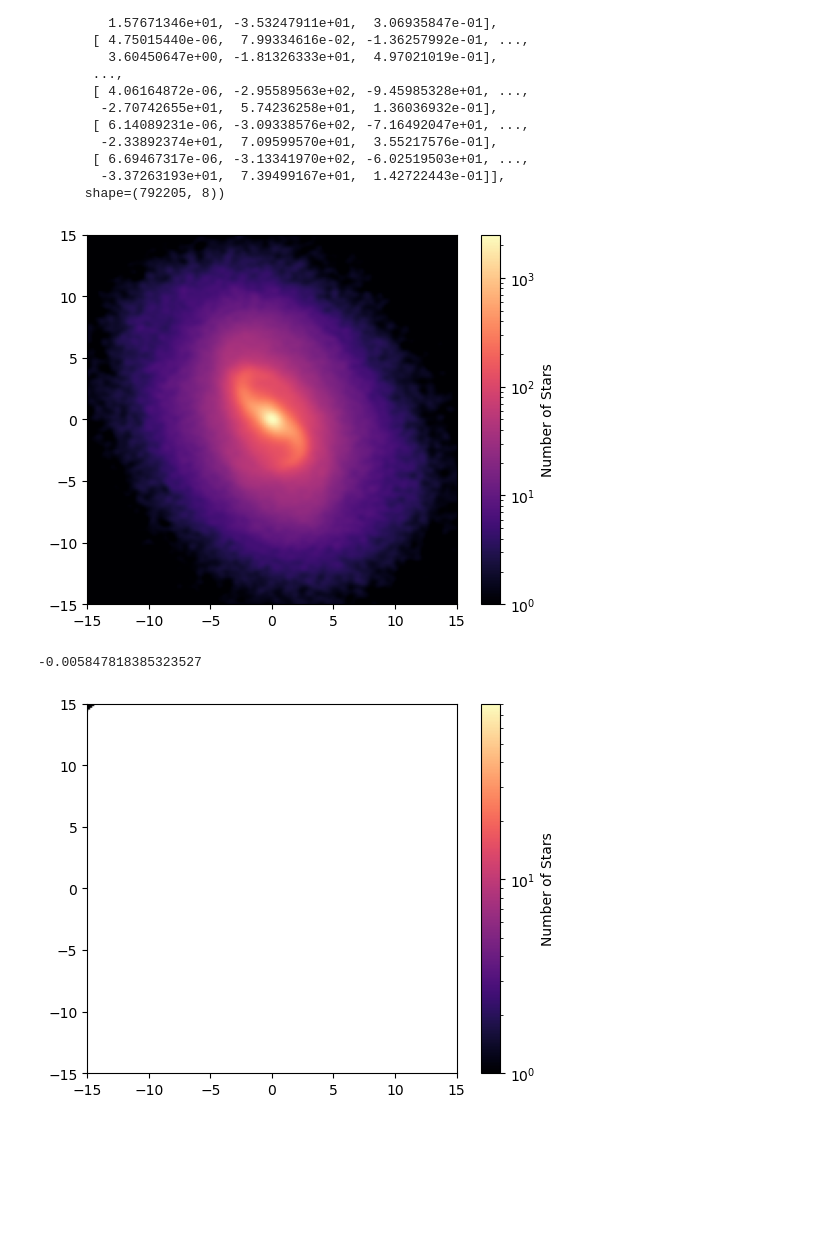
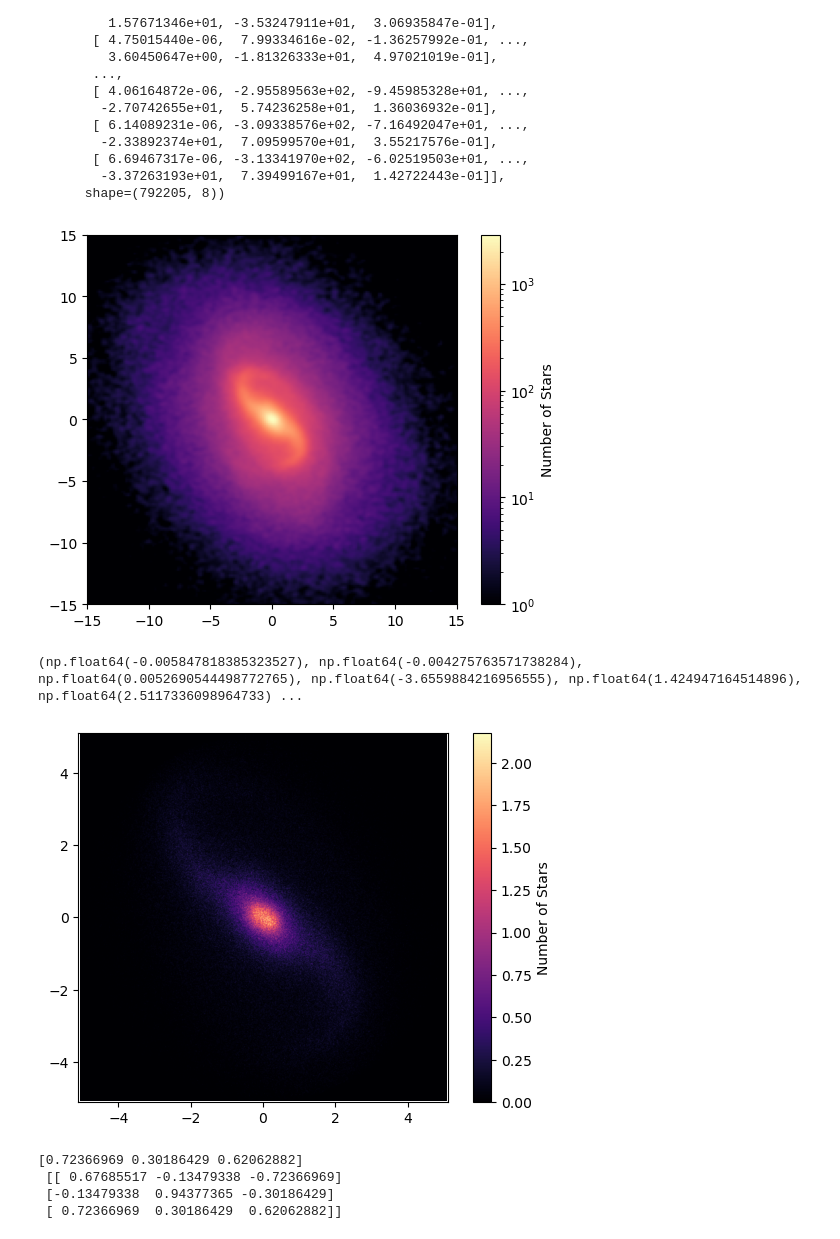
Before and after one commit to Alverd02/Kinematic-Signatures-of-Bars-and-Spirals-in-TNG50-Galaxies, a Jupyter notebook: Kinematic Signatures of Bars and Spirals in TNG50 Galaxies.ipynb, the cells around one changed output. Cells and saved outputs as stored; diff of their text form; code cells hidden in the pictures; blank space fills up the shorter version.

Commit message:
Galaxy leveled and some plots
Fixed cutout and centering

```diff
--- a/Kinematic Signatures of Bars and Spirals in TNG50 Galaxies.ipynb
+++ b/Kinematic Signatures of Bars and Spirals in TNG50 Galaxies.ipynb
@@ -100,7 +100,7 @@ density_map = ret.statistic
 x_edges = ret.x_edge
 y_edges = ret.y_edge
 
-smoothed_density = gaussian_filter(density_map, sigma=1.5)
+smoothed_density = gaussian_filter(density_map, sigma=1)
 
 limit = 15  # Adjust this based on your galaxy's expected size
 plt.xlim(-limit, limit)
@@ -110,7 +110,7 @@ plt.imshow(smoothed_density.T, origin='lower', extent=[x_edges[0], x_edges[-1],
 plt.colorbar(label='Number of Stars')
 plt.show()
 # %% [output]
-[figure, old version]
+[figure, new version]
 # %%
 #quasi shrinking sphere algorithm to center galaxies in TNG (for first use of shrinking sphere see Power+2003)
 #set of parameters that works ok RS=half mass radius for stars from TNG catalogues
@@ -212,7 +212,7 @@ t = data[:, 7]
 
 new_coord = cent1(m,x,y,z,Rbig,dR,Rsmall,vx,vy,vz,Rvel)
 # %%
-print(new_coord[0])
+print(new_coord)
 # %% [output]
--0.005847818385323527
+(np.float64(-0.005847818385323527), np.float64(-0.004275763571738284), np.float64(0.0052690544498772765), np.float64(-3.6559884216956555), np.float64(1.424947164514896), np.float64(2.5117336098964733) ...
 # %%
@@ -228,13 +228,13 @@ np.savetxt('discs/stars_'+str(nameid)+'_snap_'+str(snapnum)+"_centered"+'.txt',
 # %%
 data_centered = np.loadtxt('discs/stars_'+str(nameid)+'_snap_'+str(snapnum)+"_centered"+'.txt')
-m = data_centered[:, 0]
-x = data_centered[:, 1]
-y = data_centered[:, 2]
-z = data_centered[:, 3]
-vx = data_centered[:, 4]
-vy = data_centered[:, 5]
-vz = data_centered[:, 6]
-t = data_centered[:, 7]
+m_centered = data_centered[:, 0]
+x_centered = data_centered[:, 1]
+y_centered = data_centered[:, 2]
+z_centered = data_centered[:, 3]
+vx_centered = data_centered[:, 4]
+vy_centered = data_centered[:, 5]
+vz_centered = data_centered[:, 6]
+t_centered = data_centered[:, 7]
 
 # Calculate 3D distance for all stars at once
 dist = np.sqrt(x**2 + y**2 + z**2)
@@ -243,38 +243,38 @@ dist = np.sqrt(x**2 + y**2 + z**2)
 mask = dist < (2 * RS)
 
 # Apply the filter
-m_cut = m[mask]
-x_cut = x[mask]
-y_cut = y[mask]
-z_cut = z[mask]
-vx_cut = vx[mask]
-vy_cut = vy[mask]
-vz_cut = vz[mask]
-t_cut = t[mask]
+m_cut = m_centered[mask]
+x_cut = x_centered[mask]
+y_cut = y_centered[mask]
+z_cut = z_centered[mask]
+vx_cut = vx_centered[mask]
+vy_cut = vy_centered[mask]
+vz_cut = vz_centered[mask]
+t_cut = t_centered[mask]
 # %%
 grid_resolution = 3000
 
 ret_cut = binned_statistic_2d(x_cut, y_cut,
     None,            # Values to calculate (None because we are just counting)
     statistic='count',
     bins=grid_resolution
 )
 
 density_map_cut = ret_cut.statistic
-x_edges_cut = ret.x_edge
-y_edges_cut = ret.y_edge
+x_edges_cut = ret_cut.x_edge
+y_edges_cut = ret_cut.y_edge
 
-smoothed_density_cut = gaussian_filter(density_map_cut, sigma=1.5)
+smoothed_density_cut = gaussian_filter(density_map_cut, sigma=2)
 
-limit = 15  # Adjust this based on your galaxy's expected size
+limit = 2*RS  # Adjust this based on your galaxy's expected size
 plt.xlim(-limit, limit)
 plt.ylim(-limit, limit)
 
-plt.imshow(smoothed_density_cut.T, origin='lower', extent=[x_edges_cut[0], x_edges_cut[-1], y_edges_cut[0], y_edges_cut[-1]],cmap='magma',norm=LogNorm(vmin=1))
+plt.imshow(smoothed_density_cut.T, origin='lower', extent=[x_edges_cut[0], x_edges_cut[-1], y_edges_cut[0], y_edges_cut[-1]],cmap='magma')
 plt.colorbar(label='Number of Stars')
 plt.show()
 # %% [output]
-[figure, old version]
+[figure, new version]
 # %%
 outdat_2RS=np.transpose((m_cut,x_cut,y_cut,z_cut,vx_cut,vy_cut,vz_cut,t_cut))
 np.savetxt('discs/stars_'+str(nameid)+'_snap_'+str(snapnum)+"_2RS"+'.txt', outdat_2RS)
@@ -280,0 +290,7 @@ np.savetxt('discs/stars_'+str(nameid)+'_snap_'+str(snapnum)+"_2RS"+'.txt', outda
+# %%
+print(L_total,"\n",matrix_rot)
+# %% [output]
+[0.72366969 0.30186429 0.62062882]
+ [[ 0.67685517 -0.13479338 -0.72366969]
+ [-0.13479338  0.94377365 -0.30186429]
+ [ 0.72366969  0.30186429  0.62062882]]
```
Also changed, not shown: parts of 12 cells of this notebook, 1 other file.
